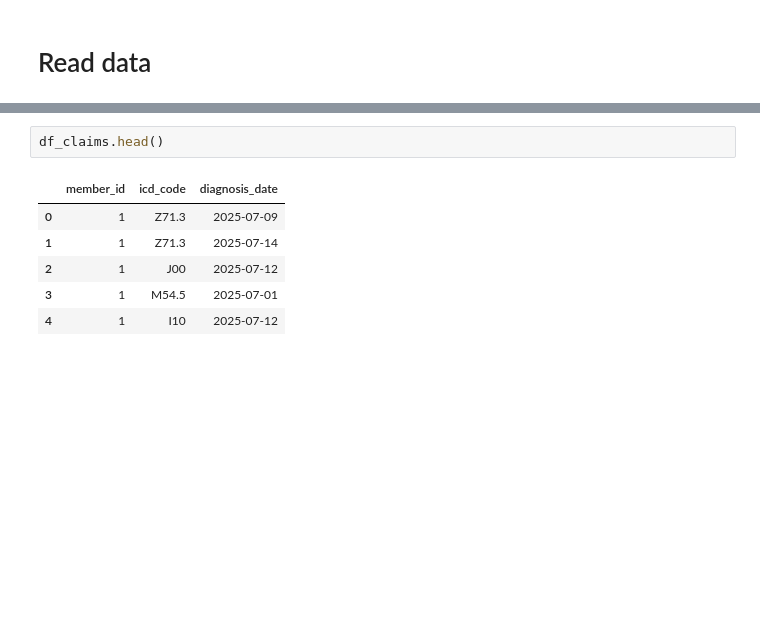
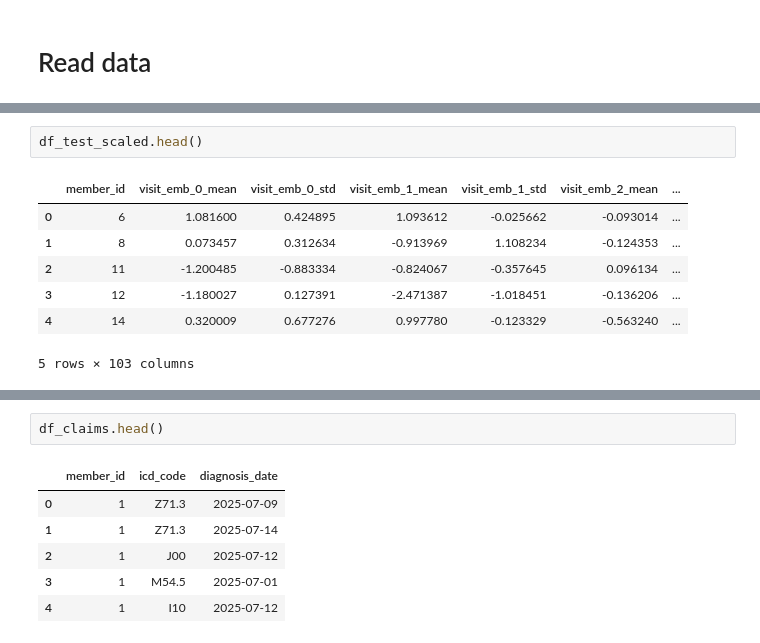
Before and after one commit to Mayorov-Lior/predict-churn-WellCo, a Jupyter notebook: eda.ipynb, the cells around one changed output, grey strips where cells are left out. Saved outputs shown, nothing was run; the diff lists cells and outputs as text; blank space fills up the shorter version.

```diff
--- a/eda.ipynb
+++ b/eda.ipynb
@@ -41,0 +209,10 @@ gap_df = pdata.df_visits.groupby('member_id')['timestamp'].apply(pdata.gap_stats
+# %%
+df_test_scaled.head()
+# %% [output]
+|  | member_id | visit_emb_0_mean | visit_emb_0_std | visit_emb_1_mean | visit_emb_1_std | visit_emb_2_mean | ... |
+| 0 | 6 | 1.081600 | 0.424895 | 1.093612 | -0.025662 | -0.093014 | ... |
+| 1 | 8 | 0.073457 | 0.312634 | -0.913969 | 1.108234 | -0.124353 | ... |
+| 2 | 11 | -1.200485 | -0.883334 | -0.824067 | -0.357645 | 0.096134 | ... |
+| 3 | 12 | -1.180027 | 0.127391 | -2.471387 | -1.018451 | -0.136206 | ... |
+| 4 | 14 | 0.320009 | 0.677276 | 0.997780 | -0.123329 | -0.563240 | ... |
+5 rows × 103 columns
```
Also changed, not shown: parts of 17 cells of this notebook, 10 other files.
